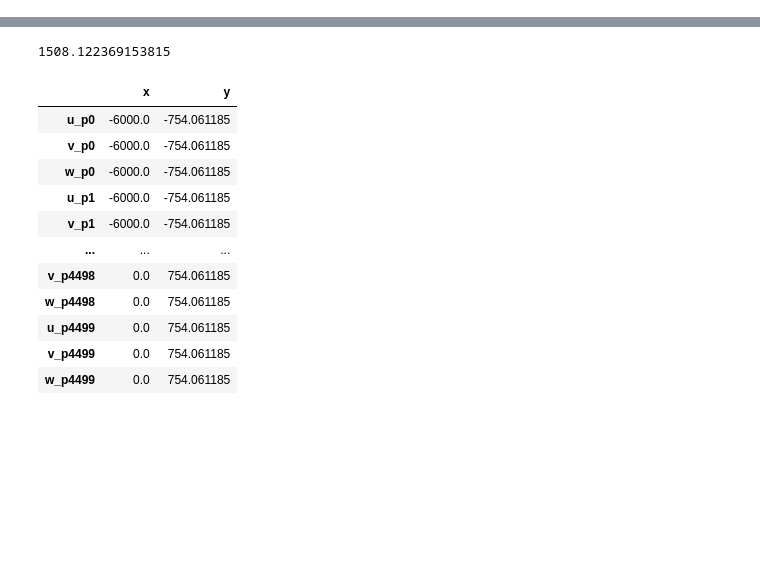
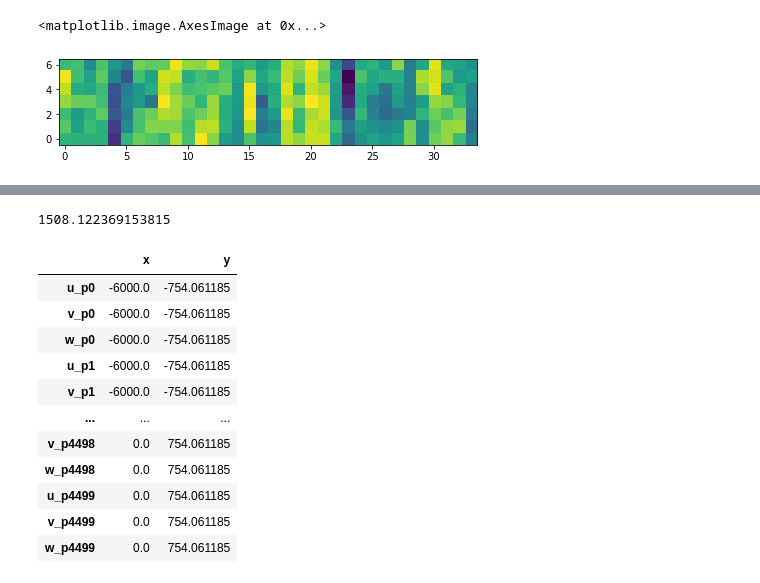
Before and after one commit to Burro7J/mocalum, a Jupyter notebook: examples/andreas_pycont_implementation.ipynb, the cells around one changed output, grey strips where cells are left out. Drawn from its saved outputs; the diff is of its cells as text; code cells hidden in the pictures; blank space fills up the shorter version.

```diff
--- a/examples/andreas_pycont_implementation.ipynb
+++ b/examples/andreas_pycont_implementation.ipynb
@@ -375,0 +193,7 @@ def sliding_window_slicing_old(a, no_elements):
+# %%
+arc_cords= _get_prob_cords(tmp.data.probing)
+arc_cords_tbox_cs = arc_cords.dot(_rot_matrix(wind_dir))
+# arc_cords_tbox_cs[:,0].sort()
+# arc_cords_tbox_cs[:,1].sort()
+# %%
+ffield_bbox_cfg = tmp.data.ffield_bbox_cfg
@@ -375,0 +242,3 @@ def sliding_window_slicing_old(a, no_elements):
+# %%
+%%time
+turb_df = gen_turb(spat_df, T=T, dt=t_step, u_ref=wind_speed)
@@ -375,0 +332,14 @@ def sliding_window_slicing_old(a, no_elements):
+# %%
+y = spat_df.loc['y'].unique()
+z = spat_df.loc['z'].unique()
+plot_grid = turb_df.filter(regex='u').loc[0].values.reshape(y.size, z.size).T
+# %%
+fig, ax = plt.subplots(figsize=(7.5, 7.5))
+
+plt.imshow(plot_grid,  # imshow requires nz-ny slice
+               origin='lower',  # smallest y-z in lower left, not upper left
+
+               interpolation='none')  # image smoothing
+# %% [output]
+<matplotlib.image.AxesImage at 0x...>
+[figure, added]
```
Also changed, not shown: parts of 31 cells of this notebook.
